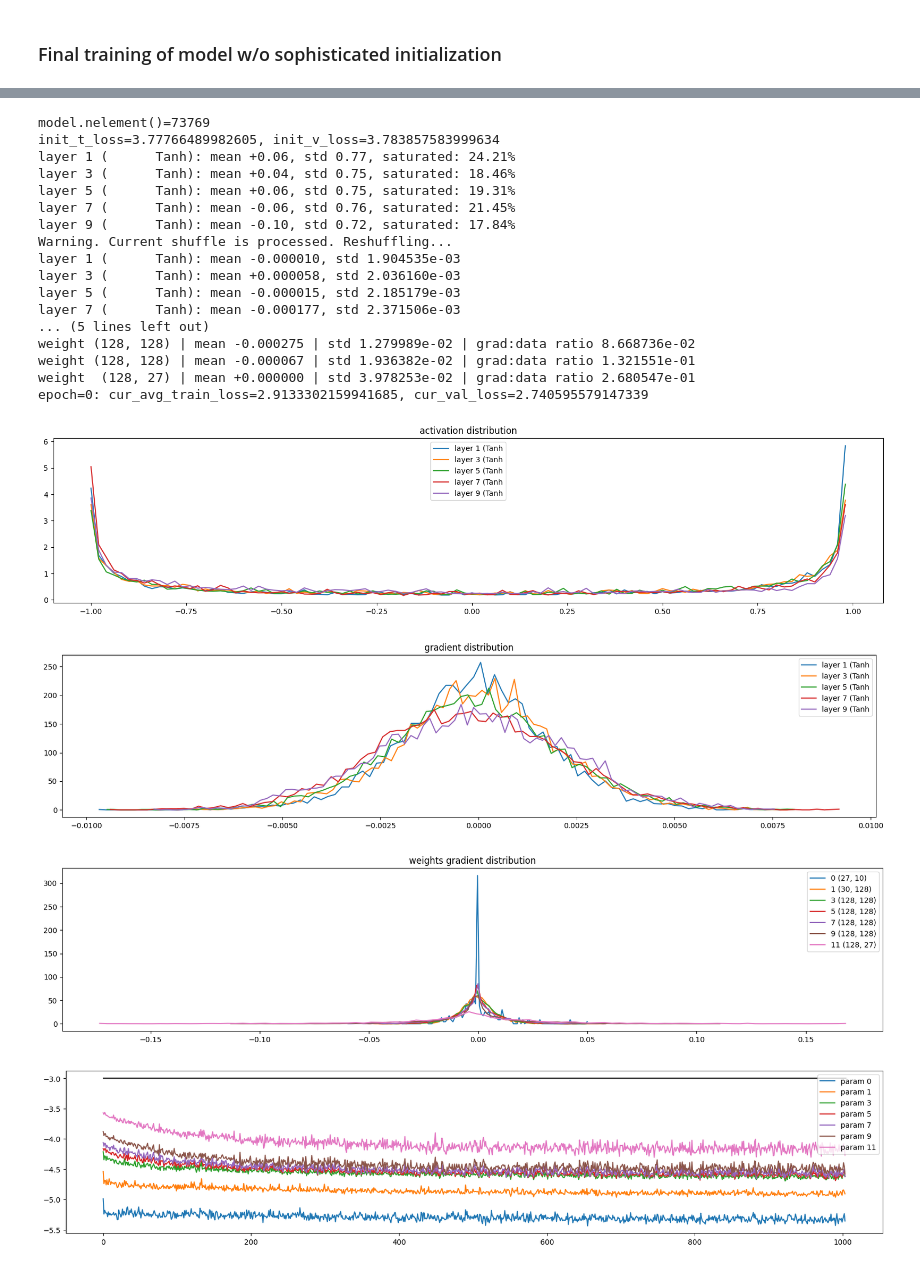
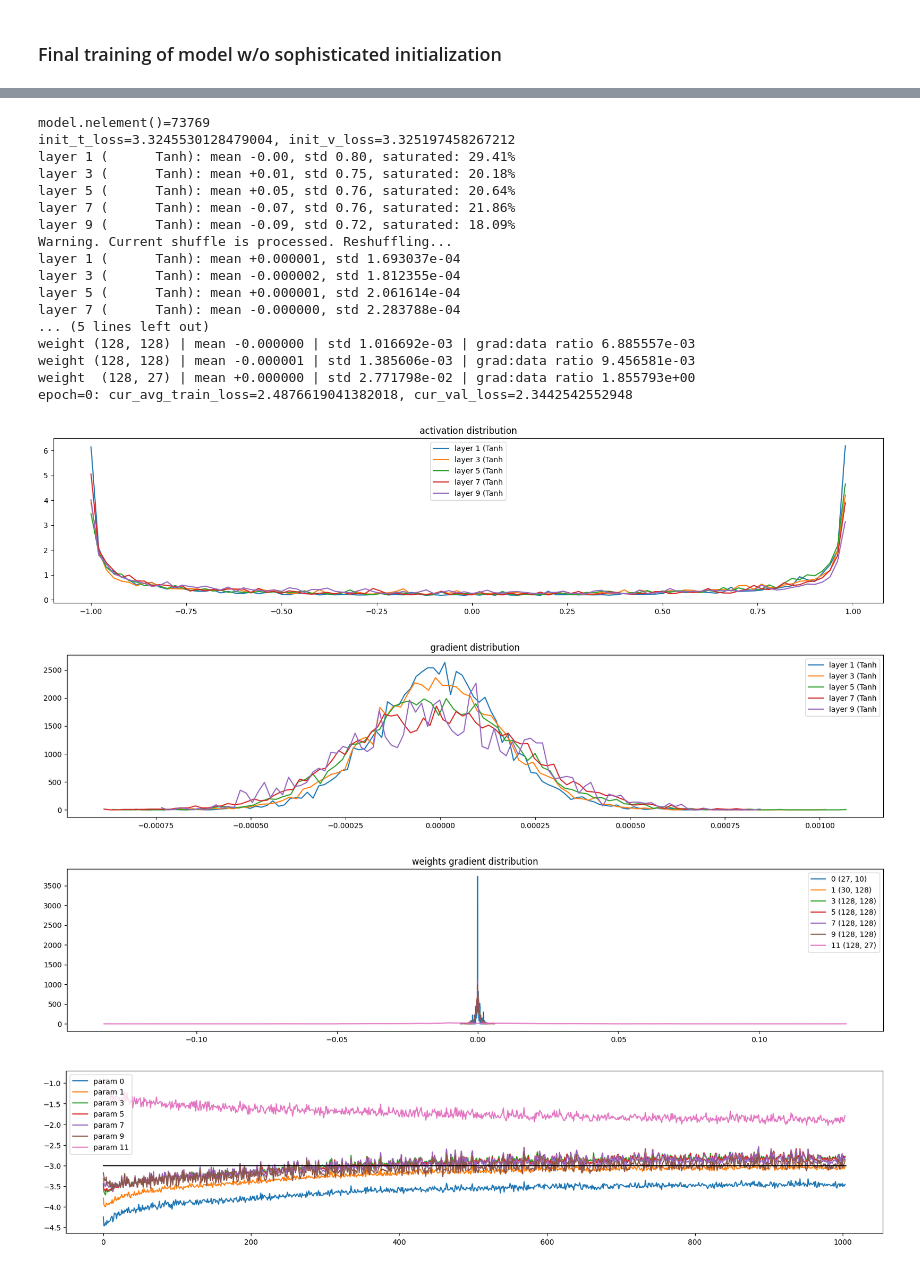
Before and after one commit to ReemBer/makemore-tutorial, a Jupyter notebook: MLP, Activations and gradient visualizations, Sophisticated initializations.ipynb, the cells around one changed output, grey strips where cells are left out. Cells and saved outputs as stored; diff of their text form; code cells hidden in the pictures.

Commit message:
- reorder investigations sections - train model at extreme case

```diff
--- a/MLP, Activations and gradient visualizations, Sophisticated initializations.ipynb
+++ b/MLP, Activations and gradient visualizations, Sophisticated initializations.ipynb
@@ -392,30 +530,34 @@ test_loss=tensor(2.8311)
 # %%
 g = torch.Generator(device=device).manual_seed(7877)
 model = MultiLayerPerceptron(vocab_size, block_size, emb_size=10, hidden_size=128, n_hidden=5, linear_layer=LinearWithGain, keep_intermediate_grad=True, device=device, gen=g)
-lr_provider = ConstatntLr(1e-3)
+last_linear = model.layers[-1]
+with torch.no_grad():
+    last_linear.W *= 0.1
+    last_linear.b *= 0
+lr_provider = ConstatntLr(7e-2)
 optimizer   = SgdOptimizer(model.parameters(), lr_provider)
 print(f"{model.nelement()=}")
 plot_initialization_statistics(model, optimizer, train_ds, val_ds, device=device)
 # %% [output]
 model.nelement()=73769
-init_t_loss=3.77766489982605, init_v_loss=3.783857583999634
-layer 1 (      Tanh): mean +0.06, std 0.77, saturated: 24.21%
-layer 3 (      Tanh): mean +0.04, std 0.75, saturated: 18.46%
-layer 5 (      Tanh): mean +0.06, std 0.75, saturated: 19.31%
-layer 7 (      Tanh): mean -0.06, std 0.76, saturated: 21.45%
-layer 9 (      Tanh): mean -0.10, std 0.72, saturated: 17.84%
+init_t_loss=3.3245530128479004, init_v_loss=3.325197458267212
+layer 1 (      Tanh): mean -0.00, std 0.80, saturated: 29.41%
+layer 3 (      Tanh): mean +0.01, std 0.75, saturated: 20.18%
+layer 5 (      Tanh): mean +0.05, std 0.76, saturated: 20.64%
+layer 7 (      Tanh): mean -0.07, std 0.76, saturated: 21.86%
+layer 9 (      Tanh): mean -0.09, std 0.72, saturated: 18.09%
 Warning. Current shuffle is processed. Reshuffling...
-layer 1 (      Tanh): mean -0.000010, std 1.904535e-03
-layer 3 (      Tanh): mean +0.000058, std 2.036160e-03
-layer 5 (      Tanh): mean -0.000015, std 2.185179e-03
-layer 7 (      Tanh): mean -0.000177, std 2.371506e-03
+layer 1 (      Tanh): mean +0.000001, std 1.693037e-04
+layer 3 (      Tanh): mean -0.000002, std 1.812355e-04
+layer 5 (      Tanh): mean +0.000001, std 2.061614e-04
+layer 7 (      Tanh): mean -0.000000, std 2.283788e-04
 ... (5 lines left out)
-weight (128, 128) | mean -0.000275 | std 1.279989e-02 | grad:data ratio 8.668736e-02
-weight (128, 128) | mean -0.000067 | std 1.936382e-02 | grad:data ratio 1.321551e-01
-weight  (128, 27) | mean +0.000000 | std 3.978253e-02 | grad:data ratio 2.680547e-01
-epoch=0: cur_avg_train_loss=2.9133302159941685, cur_val_loss=2.740595579147339
+weight (128, 128) | mean -0.000000 | std 1.016692e-03 | grad:data ratio 6.885557e-03
+weight (128, 128) | mean -0.000001 | std 1.385606e-03 | grad:data ratio 9.456581e-03
+weight  (128, 27) | mean +0.000000 | std 2.771798e-02 | grad:data ratio 1.855793e+00
+epoch=0: cur_avg_train_loss=2.4876619041382018, cur_val_loss=2.3442542552948
-[figure, old version]
+[figure, new version]
-[figure, old version]
+[figure, new version]
-[figure, old version]
+[figure, new version]
-[figure, old version]
+[figure, new version]
 # %% [markdown]
```
Also changed, not shown: parts of 55 cells of this notebook.
